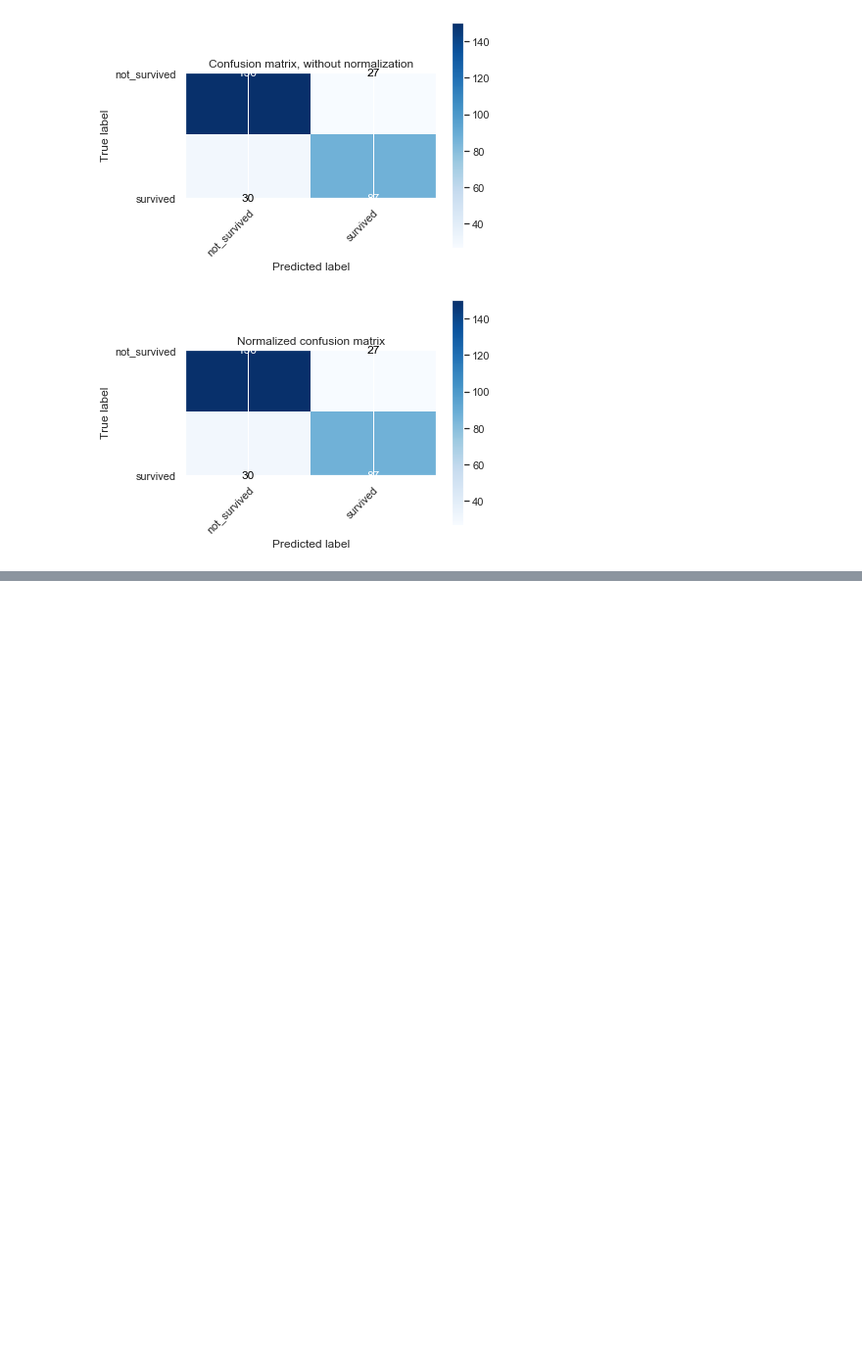
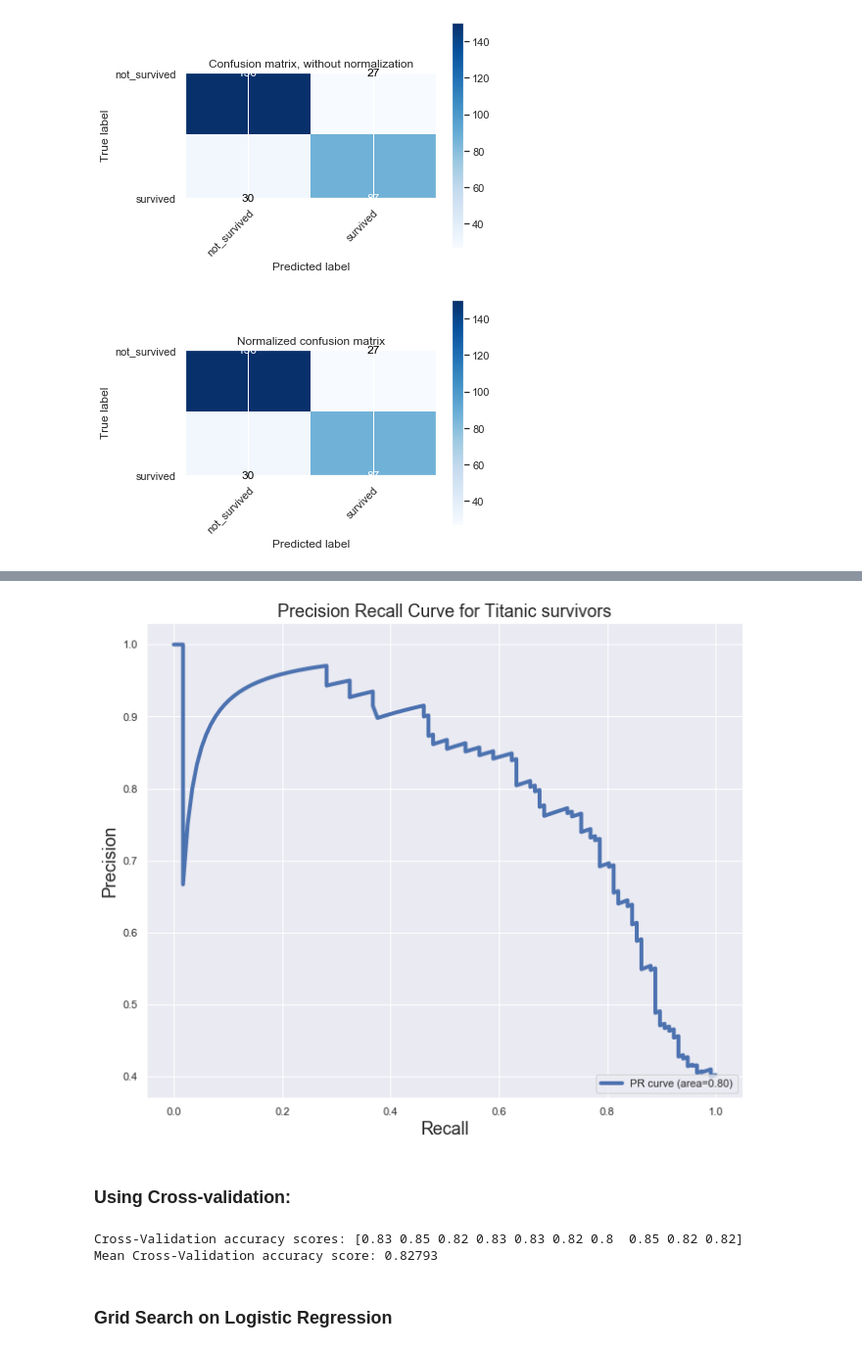
Before and after one commit to RogerLiu-98/titanic, a Jupyter notebook: EDA.ipynb, the cells around one changed output, grey strips where cells are left out. Shown at 98% size. Drawn from its saved outputs; the diff is of its cells as text; code cells hidden in the pictures; blank space fills up the shorter version.

```diff
--- a/EDA.ipynb
+++ b/EDA.ipynb
@@ -995,0 +1031,34 @@ Confusion matrix, without normalization
+# %%
+from sklearn.metrics import precision_recall_curve
+
+y_score = logreg.decision_function(X_test)
+
+precision, recall, _ = precision_recall_curve(y_test, y_score)
+PR_AUC = auc(recall, precision)
+
+plt.figure(figsize=(11, 9))
+plt.plot(recall, precision, label='PR curve (area=%-.2f)'%PR_AUC, linewidth=4)
+plt.xlabel('Recall', fontsize=18)
+plt.ylabel('Precision', fontsize=18)
+plt.title('Precision Recall Curve for Titanic survivors', fontsize=18)
+plt.legend(loc='lower right')
+plt.show()
+# %% [output]
+[figure, added]
+# %% [markdown]
+### Using Cross-validation:
+# %%
+from sklearn.model_selection import StratifiedShuffleSplit, cross_val_score
+cv = StratifiedShuffleSplit(n_splits=10, test_size=.25, random_state=0)
+
+column_names = X.columns
+
+X = sc.fit_transform(X)
+accuracies = cross_val_score(LogisticRegression(solver='liblinear'), X, y, cv=cv)
+print('Cross-Validation accuracy scores: %s' % accuracies)
+print('Mean Cross-Validation accuracy score: %s' % round(accuracies.mean(), 5))
+# %% [output]
+Cross-Validation accuracy scores: [0.83 0.85 0.82 0.83 0.83 0.82 0.8  0.85 0.82 0.82]
+Mean Cross-Validation accuracy score: 0.82793
+# %% [markdown]
+### Grid Search on Logistic Regression
```
Also changed, not shown: parts of 60 cells of this notebook.
